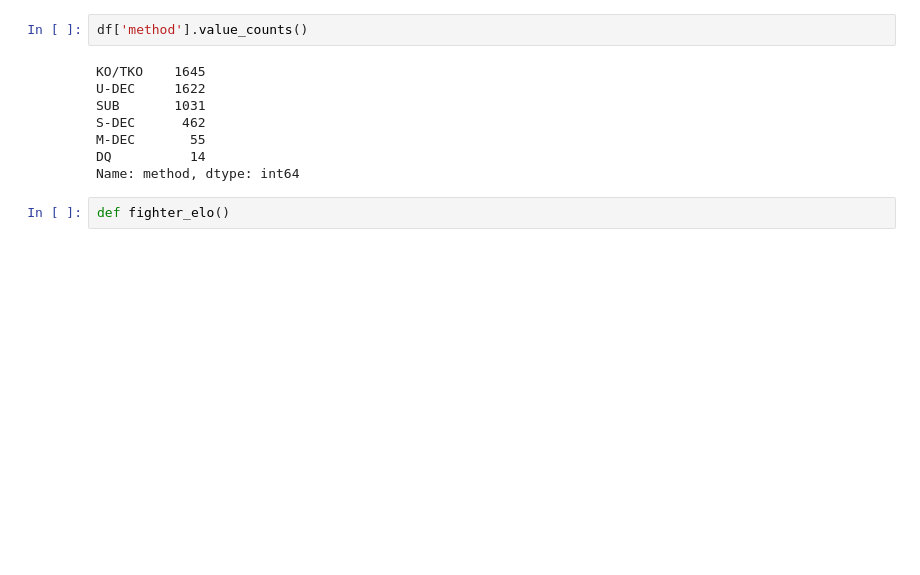
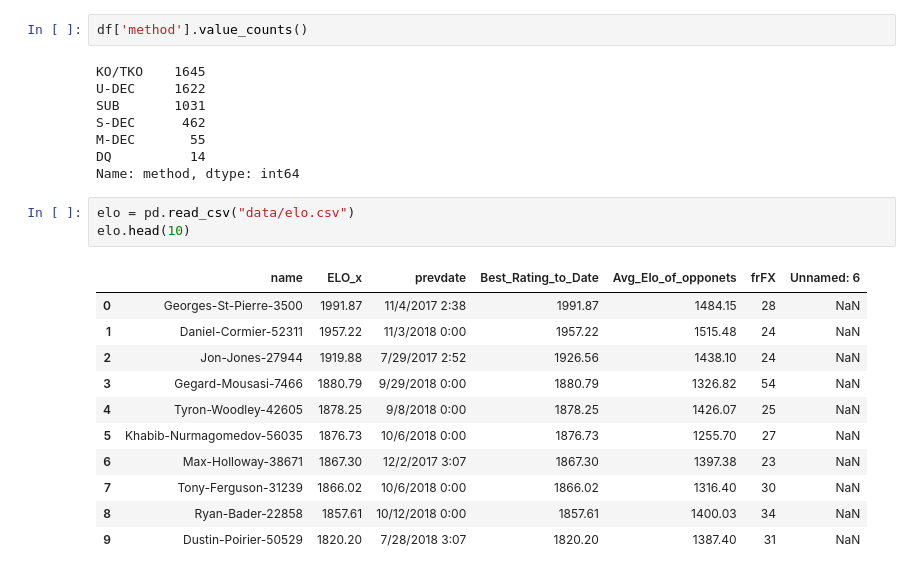
Before and after one commit to pkong97/mma-predictor, a Jupyter notebook: prediction-engine-fights.ipynb, the cells around one changed output. Saved outputs shown, nothing was run; the diff lists cells and outputs as text; blank space fills up the shorter version.

Commit message:
data exploration

```diff
--- a/prediction-engine-fights.ipynb
+++ b/prediction-engine-fights.ipynb
@@ -46,5 +46,18 @@ S-DEC      462
 M-DEC       55
 DQ          14
 Name: method, dtype: int64
-# %%
-def fighter_elo()
+# %%
+elo = pd.read_csv("data/elo.csv")
+elo.head(10)
+# %% [output]
+|  | name | ELO_x | prevdate | Best_Rating_to_Date | Avg_Elo_of_opponets | frFX | Unnamed: 6 |
+| 0 | Georges-St-Pierre-3500 | 1991.87 | 11/4/2017 2:38 | 1991.87 | 1484.15 | 28 | NaN |
+| 1 | Daniel-Cormier-52311 | 1957.22 | 11/3/2018 0:00 | 1957.22 | 1515.48 | 24 | NaN |
+| 2 | Jon-Jones-27944 | 1919.88 | 7/29/2017 2:52 | 1926.56 | 1438.10 | 24 | NaN |
+| 3 | Gegard-Mousasi-7466 | 1880.79 | 9/29/2018 0:00 | 1880.79 | 1326.82 | 54 | NaN |
+| 4 | Tyron-Woodley-42605 | 1878.25 | 9/8/2018 0:00 | 1878.25 | 1426.07 | 25 | NaN |
+| 5 | Khabib-Nurmagomedov-56035 | 1876.73 | 10/6/2018 0:00 | 1876.73 | 1255.70 | 27 | NaN |
+| 6 | Max-Holloway-38671 | 1867.30 | 12/2/2017 3:07 | 1867.30 | 1397.38 | 23 | NaN |
+| 7 | Tony-Ferguson-31239 | 1866.02 | 10/6/2018 0:00 | 1866.02 | 1316.40 | 30 | NaN |
+| 8 | Ryan-Bader-22858 | 1857.61 | 10/12/2018 0:00 | 1857.61 | 1400.03 | 34 | NaN |
+| 9 | Dustin-Poirier-50529 | 1820.20 | 7/28/2018 3:07 | 1820.20 | 1387.40 | 31 | NaN |
```
Also changed, not shown: parts of 1 cell of this notebook, 1 other file.
